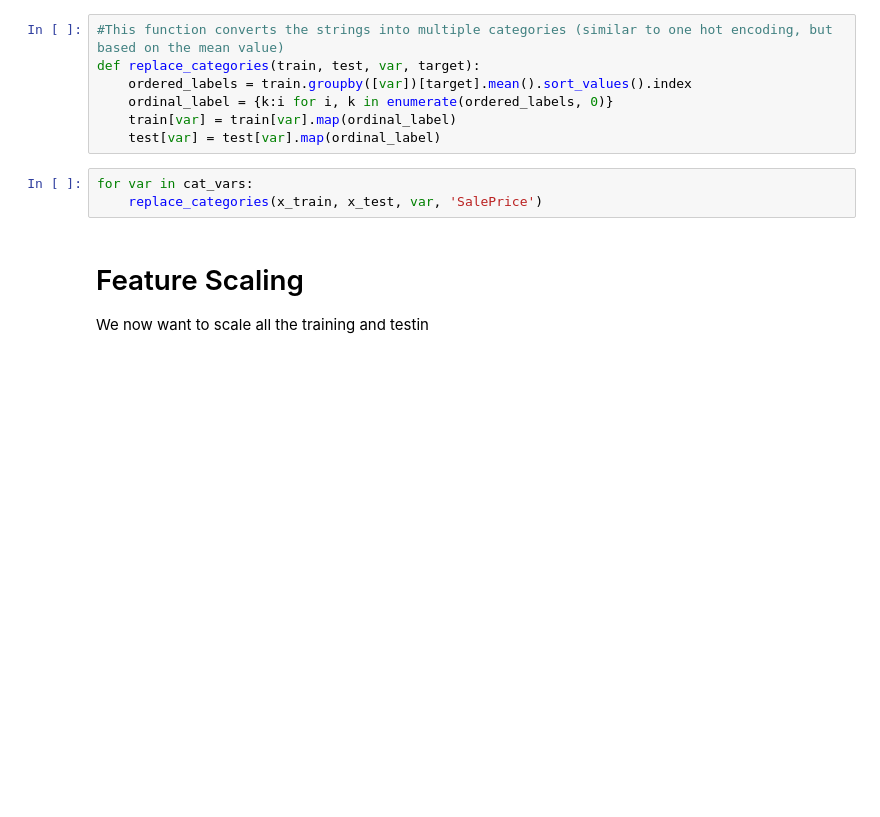
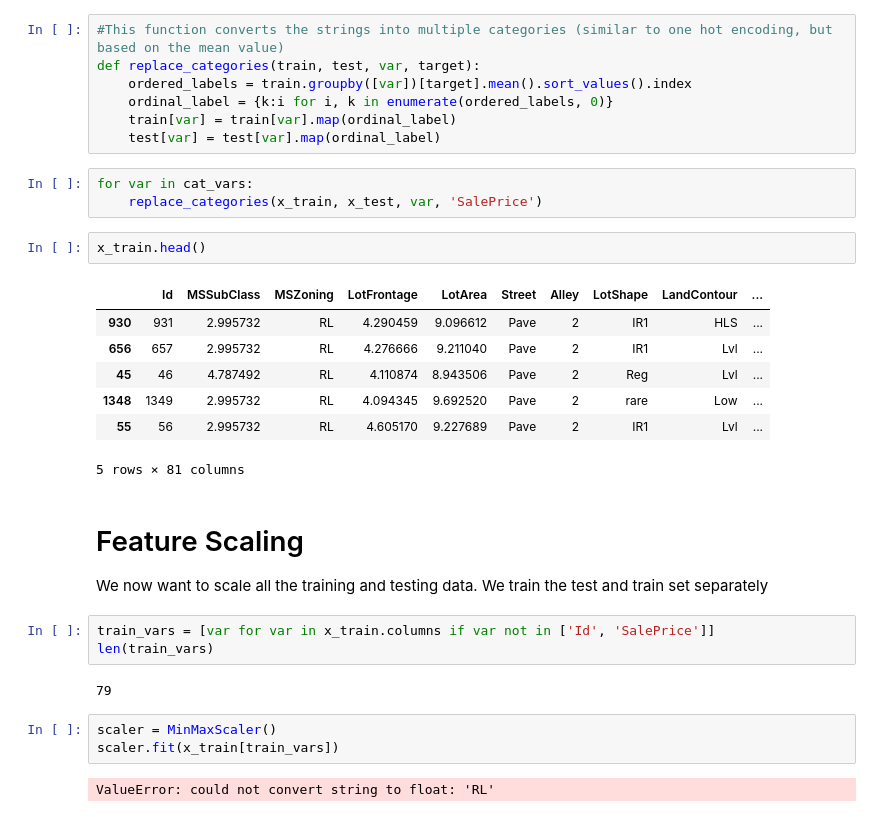
Before and after one commit to atifs/Machine-Learning-Infrastructure, a Jupyter notebook: Feature Engineering.ipynb, the cells around one changed output. Saved outputs shown, nothing was run; the diff lists cells and outputs as text; blank space fills up the shorter version.

```diff
--- a/Feature Engineering.ipynb
+++ b/Feature Engineering.ipynb
@@ -198,7 +202,27 @@ def replace_categories(train, test, var, target):
 # %%
 for var in cat_vars:
     replace_categories(x_train, x_test, var, 'SalePrice')
+# %%
+x_train.head()
+# %% [output]
+|  | Id | MSSubClass | MSZoning | LotFrontage | LotArea | Street | Alley | LotShape | LandContour | ... |
+| 930 | 931 | 2.995732 | RL | 4.290459 | 9.096612 | Pave | 2 | IR1 | HLS | ... |
+| 656 | 657 | 2.995732 | RL | 4.276666 | 9.211040 | Pave | 2 | IR1 | Lvl | ... |
+| 45 | 46 | 4.787492 | RL | 4.110874 | 8.943506 | Pave | 2 | Reg | Lvl | ... |
+| 1348 | 1349 | 2.995732 | RL | 4.094345 | 9.692520 | Pave | 2 | rare | Low | ... |
+| 55 | 56 | 2.995732 | RL | 4.605170 | 9.227689 | Pave | 2 | IR1 | Lvl | ... |
+5 rows × 81 columns
 # %% [markdown]
 # Feature Scaling
 
-We now want to scale all the training and testin
+We now want to scale all the training and testing data. We train the test and train set separately
+# %%
+train_vars = [var for var in x_train.columns if var not in ['Id', 'SalePrice']]
+len(train_vars)
+# %% [output]
+79
+# %%
+scaler = MinMaxScaler()
+scaler.fit(x_train[train_vars])
+# %% [output]
+ValueError: could not convert string to float: 'RL'
```
Also changed, not shown: parts of 3 cells of this notebook.
